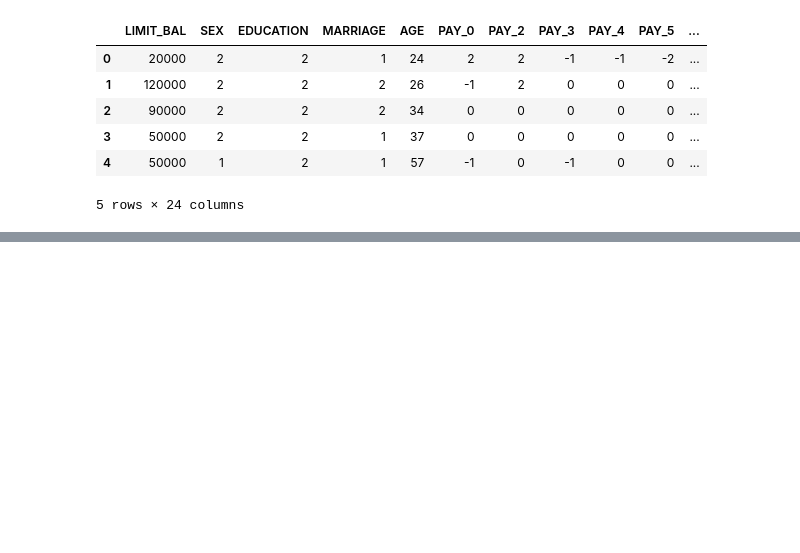
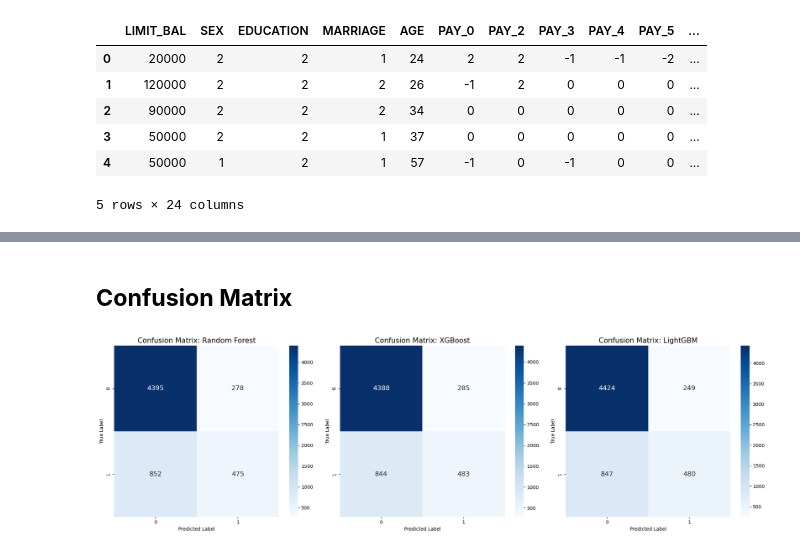
Before and after one commit to ShanmughavelS/final_yr_project, a Jupyter notebook: project.ipynb, the cells around one changed output, grey strips where cells are left out. Drawn from its saved outputs; the diff is of its cells as text; code cells hidden in the pictures; blank space fills up the shorter version.

```diff
--- a/project.ipynb
+++ b/project.ipynb
@@ -243,0 +245,8 @@ df.head()
+# %%
+X_train, X_test, y_train, y_test = train_test_split(
+    X,
+    y,
+    test_size=0.2,
+    random_state=42,
+    stratify=y
+)
@@ -243,0 +255,9 @@ df.head()
+# %%
+scaler = StandardScaler()
+
+X_train_scaled = scaler.fit_transform(X_train)
+X_test_scaled = scaler.transform(X_test)
+
+# Convert back to DataFrame (optional but clean)
+X_train_scaled = pd.DataFrame(X_train_scaled, columns=X_train.columns)
+X_test_scaled = pd.DataFrame(X_test_scaled, columns=X_test.columns)
@@ -243,0 +340,20 @@ df.head()
+# %% [markdown]
+## **Confusion Matrix**
+# %%
+import matplotlib.pyplot as plt
+import seaborn as sns
+from sklearn.metrics import confusion_matrix
+
+fig, axes = plt.subplots(1, 3, figsize=(20, 6))
+
+for i, (name, data) in enumerate(trained_models.items()):
+    cm = confusion_matrix(y_test, data[1])
+    sns.heatmap(cm, annot=True, fmt='d', cmap='Blues', ax=axes[i], annot_kws={"size": 14})
+    axes[i].set_title(f"Confusion Matrix: {name}", fontsize=15)
+    axes[i].set_xlabel("Predicted Label")
+    axes[i].set_ylabel("True Label")
+
+plt.tight_layout()
+plt.show()
+# %% [output]
+[figure, added]
```
Also changed, not shown: parts of 24 cells of this notebook.
